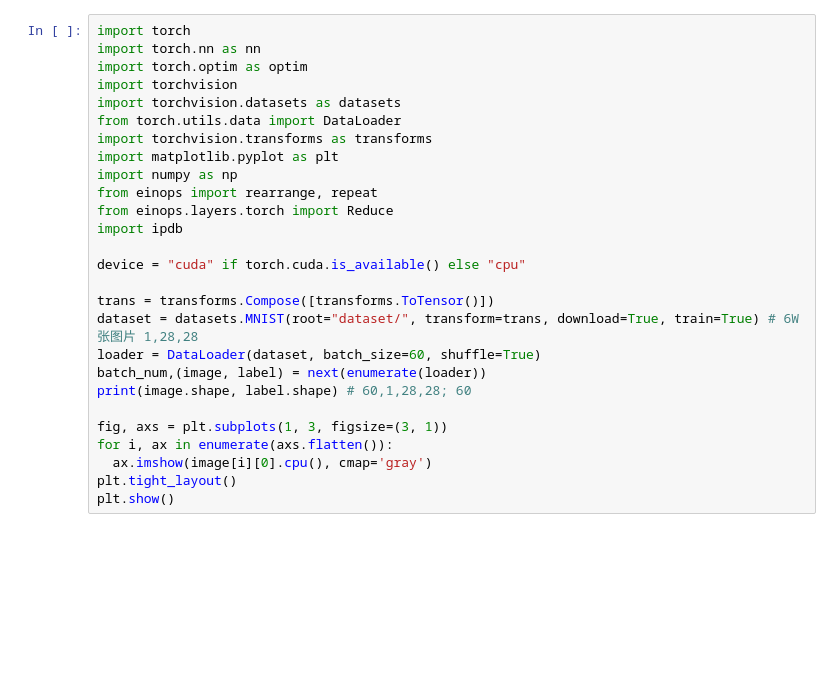
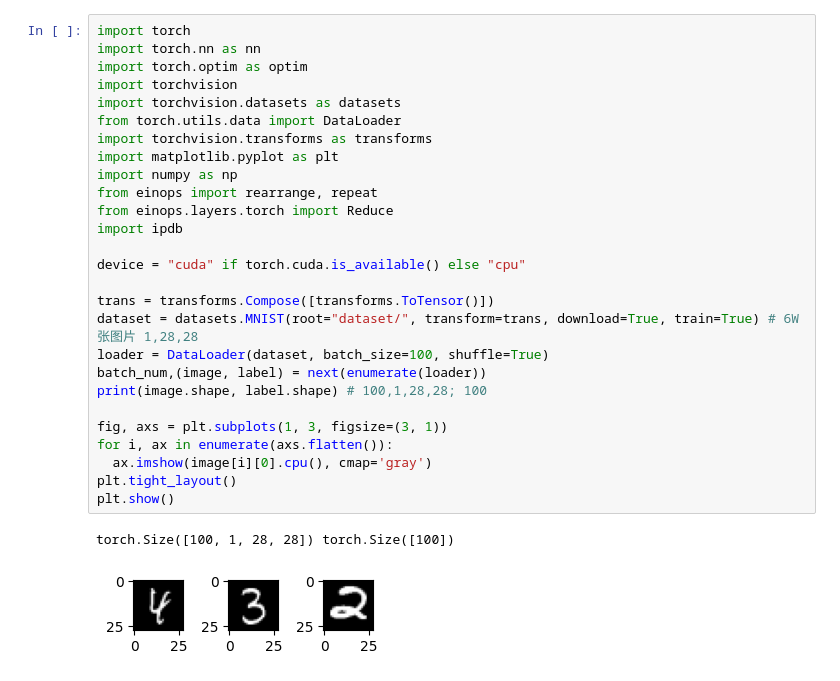
Before and after one commit to cnhzgb/MachineL, a Jupyter notebook: ViT_MNIST.ipynb, the cells around one changed output. Drawn from its saved outputs; the diff is of its cells as text; blank space fills up the shorter version.

```diff
--- a/ViT_MNIST.ipynb
+++ b/ViT_MNIST.ipynb
@@ -6,29 +24,32 @@
 # %%
 import torch
 import torch.nn as nn
 import torch.optim as optim
 import torchvision
 import torchvision.datasets as datasets
 from torch.utils.data import DataLoader
 import torchvision.transforms as transforms
 import matplotlib.pyplot as plt
 import numpy as np
 from einops import rearrange, repeat
 from einops.layers.torch import Reduce
 import ipdb
 
 device = "cuda" if torch.cuda.is_available() else "cpu"
 
 trans = transforms.Compose([transforms.ToTensor()])
 dataset = datasets.MNIST(root="dataset/", transform=trans, download=True, train=True) # 6W张图片 1,28,28
-loader = DataLoader(dataset, batch_size=60, shuffle=True)
+loader = DataLoader(dataset, batch_size=100, shuffle=True)
 batch_num,(image, label) = next(enumerate(loader))
-print(image.shape, label.shape) # 60,1,28,28; 60
+print(image.shape, label.shape) # 100,1,28,28; 100
 
 fig, axs = plt.subplots(1, 3, figsize=(3, 1))
 for i, ax in enumerate(axs.flatten()):
   ax.imshow(image[i][0].cpu(), cmap='gray')
 plt.tight_layout()
 plt.show()
+# %% [output]
+torch.Size([100, 1, 28, 28]) torch.Size([100])
+[figure, added]
 # %%
 # https://www.jianshu.com/p/06a40338dc7c
```
Also changed, not shown: parts of 5 cells of this notebook.
